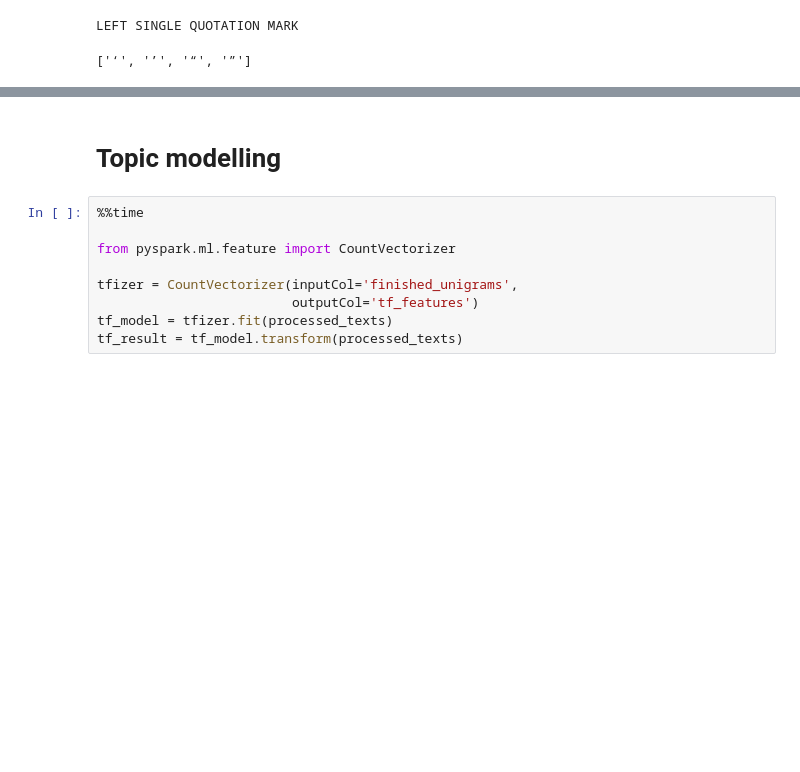
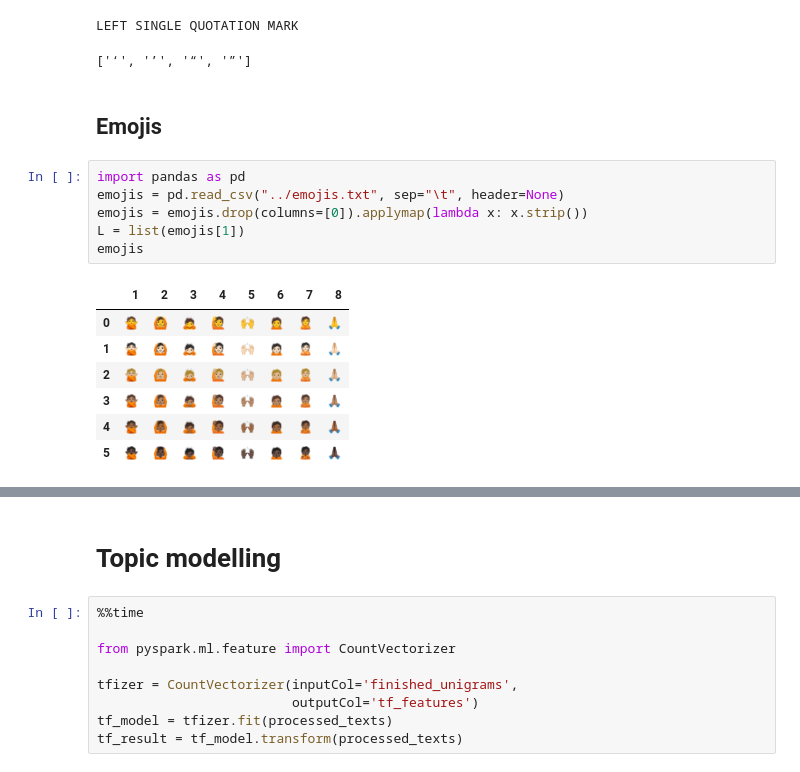
Before and after one commit to codygunton/WSB-posts, a Jupyter notebook: notebooks/pipeline_development.ipynb, the cells around one changed output, grey strips where cells are left out. Saved outputs shown, nothing was run; the diff lists cells and outputs as text; blank space fills up the shorter version.

Commit message:
Added pipeline support for keeping emojis.

```diff
--- a/notebooks/pipeline_development.ipynb
+++ b/notebooks/pipeline_development.ipynb
@@ -272,3 +251,19 @@ char_names = ['LEFT SINGLE QUOTATION MARK',
 # %% [output]
 LEFT SINGLE QUOTATION MARK
 ['‘', '’', '“', '”']
+# %% [markdown]
+## Emojis
+# %%
+import pandas as pd
+emojis = pd.read_csv("../emojis.txt", sep="\t", header=None)
+emojis = emojis.drop(columns=[0]).applymap(lambda x: x.strip())
+L = list(emojis[1])
+emojis
+# %% [output]
+|  | 1 | 2 | 3 | 4 | 5 | 6 | 7 | 8 |
+| 0 | 🙅 | 🙆 | 🙇 | 🙋 | 🙌 | 🙍 | 🙎 | 🙏 |
+| 1 | 🙅🏻 | 🙆🏻 | 🙇🏻 | 🙋🏻 | 🙌🏻 | 🙍🏻 | 🙎🏻 | 🙏🏻 |
+| 2 | 🙅🏼 | 🙆🏼 | 🙇🏼 | 🙋🏼 | 🙌🏼 | 🙍🏼 | 🙎🏼 | 🙏🏼 |
+| 3 | 🙅🏽 | 🙆🏽 | 🙇🏽 | 🙋🏽 | 🙌🏽 | 🙍🏽 | 🙎🏽 | 🙏🏽 |
+| 4 | 🙅🏾 | 🙆🏾 | 🙇🏾 | 🙋🏾 | 🙌🏾 | 🙍🏾 | 🙎🏾 | 🙏🏾 |
+| 5 | 🙅🏿 | 🙆🏿 | 🙇🏿 | 🙋🏿 | 🙌🏿 | 🙍🏿 | 🙎🏿 | 🙏🏿 |
```
Also changed, not shown: parts of 33 cells of this notebook, 2 other files.
